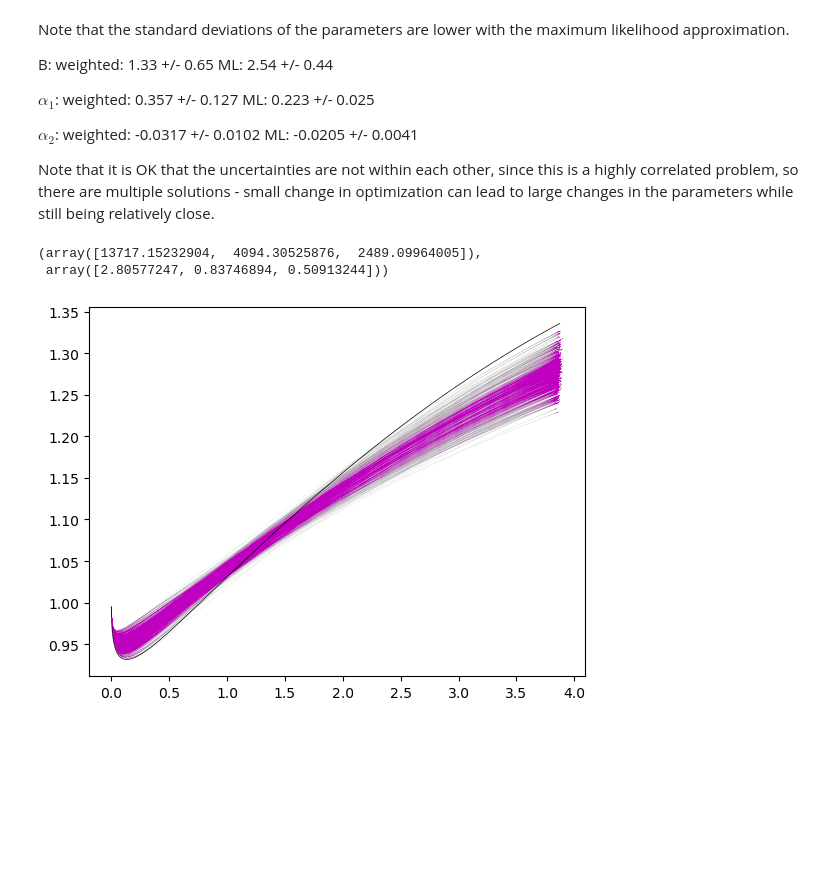
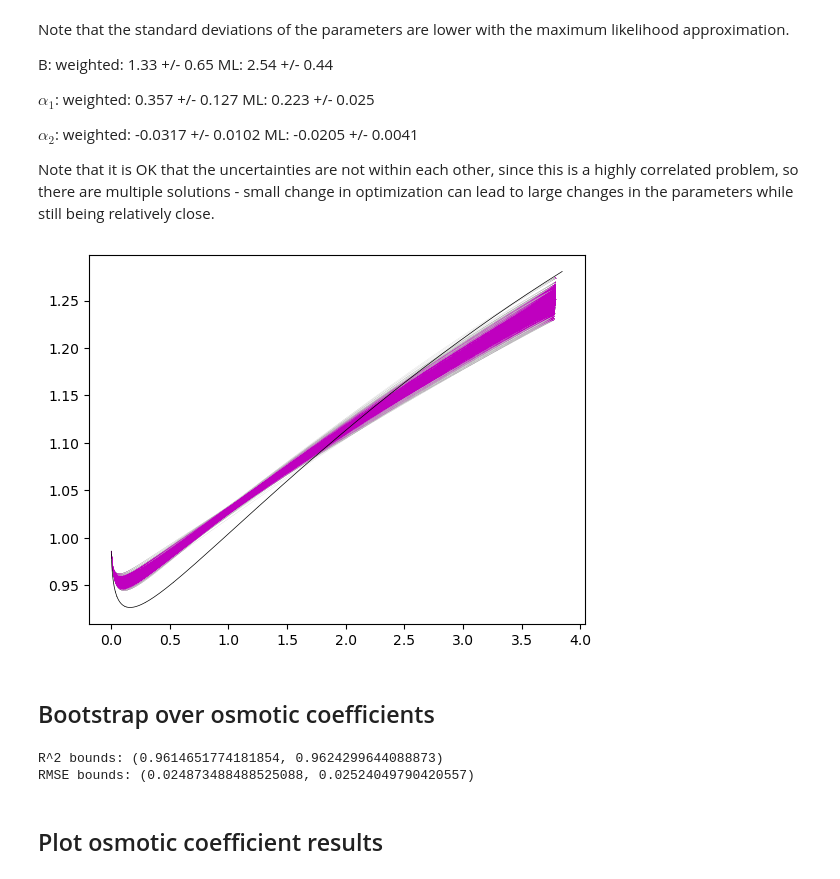
Before and after one commit to barmoral/forcebalance_hw, a Jupyter notebook: gromacs_analysis/hw_bootstrapping_fitting_BM.ipynb, the cells around one changed output. Drawn from its saved outputs; the diff is of its cells as text; code cells hidden in the pictures; blank space fills up the shorter version.

Commit message:
Updated with replicates, added bootstrapping

```diff
--- a/gromacs_analysis/hw_bootstrapping_fitting_BM.ipynb
+++ b/gromacs_analysis/hw_bootstrapping_fitting_BM.ipynb
@@ -721,3 +758,3 @@ def bootstrap_samples(samples, n_boot, minfunc, init_params):
 # %%
-bparams,bcs = bootstrap_samples(zvals['original'],500,neglliter,results.x)
+bparams,bcs = bootstrap_samples(zvals_all,500,neglliter,results.x)
 # %% [output]
@@ -748,0 +780,4 @@ bparams,bcs = bootstrap_samples(zvals['original'],500,neglliter,results.x)
+# %%
+zsparse_all,zcount_all=np.unique(zvals_all,return_counts=True)
+# %%
+c_new_sparse_all = converge_c(newp,zsparse_all,cz_start='ideal',lim=0.001,verbose=True)
@@ -748,0 +794,2 @@ bparams,bcs = bootstrap_samples(zvals['original'],500,neglliter,results.x)
+# %%
+c_opt_sparse_all = converge_c(results.x,zsparse_all,cz_start=c_new_sparse_all,verbose=False)
@@ -820,21 +868,18 @@ op1m=osmotic_pressure(0.98,bparams)
-# %%
-op1m
-# %% [output]
-(array([13717.15232904,  4094.30525876,  2489.09964005]),
- array([2.80577247, 0.83746894, 0.50913244]))
 # %%
 # scatter plots of the osmotic coefficients and osmotic pressures
 ops = list()
 ocs = list()
 for p,c in zip(bparams,bcs):
     op,oc = osmotic_pressure(c,p)
     plt.scatter(c,oc,s=0.1,lw=0.1,alpha=0.01,c='m')
     ops.append(op)
     ocs.append(oc)
-opt_oc = osmotic_pressure(c_opt_sparse,full_opt)[1]
-plt.plot(c_opt_sparse,opt_oc,'k',lw=0.5,)
+opt_oc = osmotic_pressure(c_opt_sparse_all,full_opt)[1]
+plt.plot(c_opt_sparse_all,opt_oc,'k',lw=0.5,)
 ops = np.array(ops)
 ocs = np.array(ocs)
 plt.show()
 # %% [output]
-[figure, old version]
+[figure, new version]
+# %% [markdown]
+## Bootstrap over osmotic coefficients
@@ -840,0 +916,11 @@ plt.show()
+# %%
+r2,rmse=stats(oc,opt_oc)
+r2_bounds, rmse_bounds = bootstrap_mols(oc, opt_oc, n_bootstraps=500)
+
+print(f"R^2 bounds: {r2_bounds}")
+print(f"RMSE bounds: {rmse_bounds}")
+# %% [output]
+R^2 bounds: (0.9614651774181854, 0.9624299644088873)
+RMSE bounds: (0.024873488488525088, 0.02524049790420557)
+# %% [markdown]
+## Plot osmotic coefficient results
```
Also changed, not shown: parts of 30 cells of this notebook.
